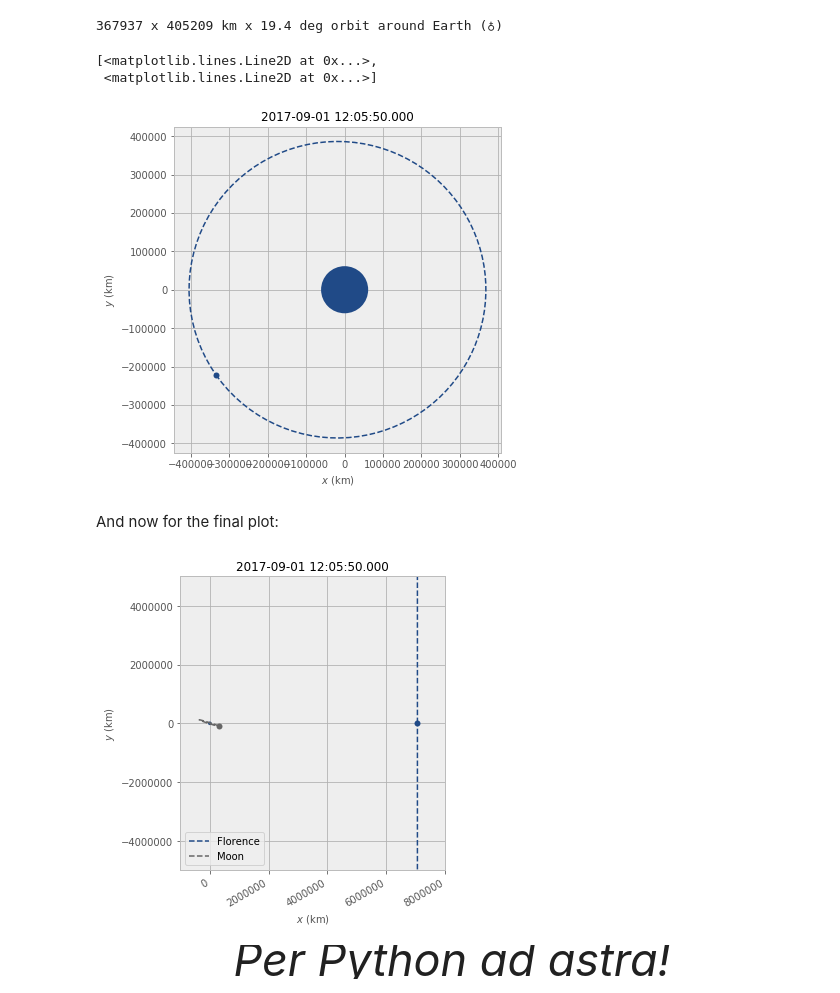
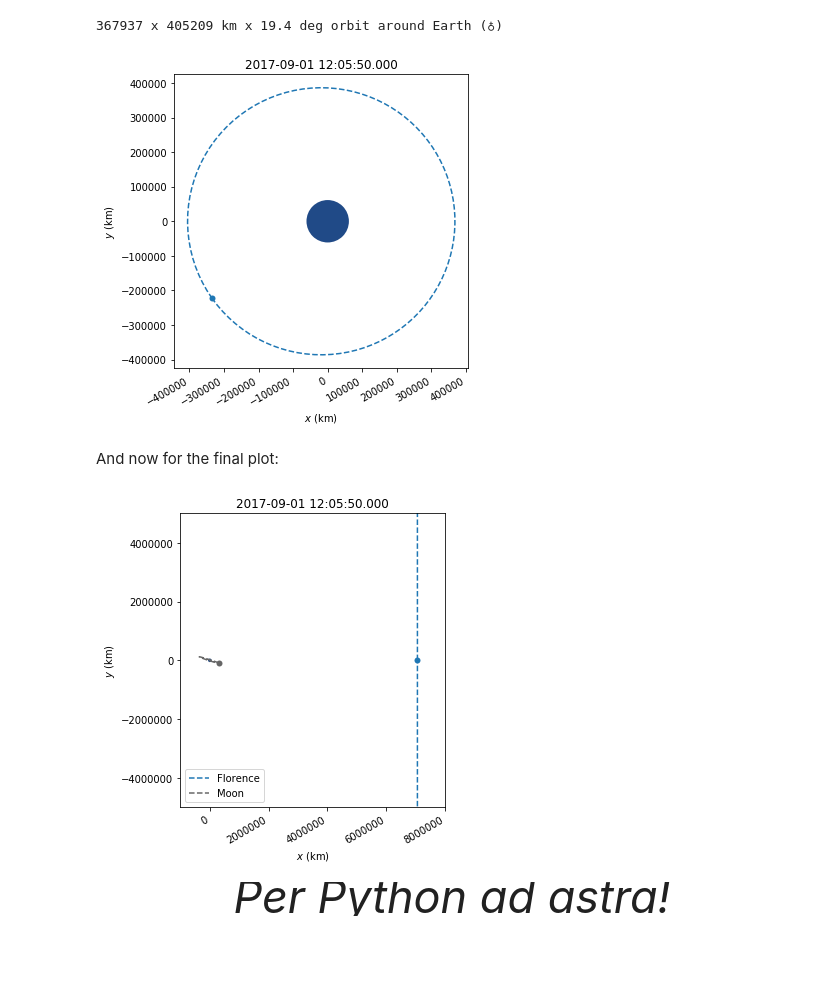
Before and after one commit to poliastro/poliastro, a Jupyter notebook: docs/source/examples/Catch that asteroid!.ipynb, the cells around one changed output. Drawn from its saved outputs; the diff is of its cells as text; code cells hidden in the pictures; blank space fills up the shorter version.

```diff
--- a/docs/source/examples/Catch that asteroid!.ipynb
+++ b/docs/source/examples/Catch that asteroid!.ipynb
@@ -3,7 +10,6 @@
 # %%
 %matplotlib inline
 import matplotlib.pyplot as plt
-plt.style.use("pybonacci")
 
 from astropy import units as u
 from astropy.time import Time
@@ -212,10 +227,9 @@ moon
 367937 x 405209 km x 19.4 deg orbit around Earth (♁)
 # %%
 plot(moon)
+plt.gcf().autofmt_xdate()
 # %% [output]
-[<matplotlib.lines.Line2D at 0x...>,
- <matplotlib.lines.Line2D at 0x...>]
-[figure, old version]
+[figure, new version]
 # %% [markdown]
 And now for the final plot:
 # %%
@@ -232,6 +246,6 @@ plt.ylim(-5000000, 5000000)
 plt.legend()
 plt.gcf().autofmt_xdate()
 # %% [output]
-[figure, old version]
+[figure, new version]
 # %% [markdown]
 <div style="text-align: center; font-size: 3em;"><em>Per Python ad astra!</em></div>
```
Also changed, not shown: parts of 12 cells of this notebook.
